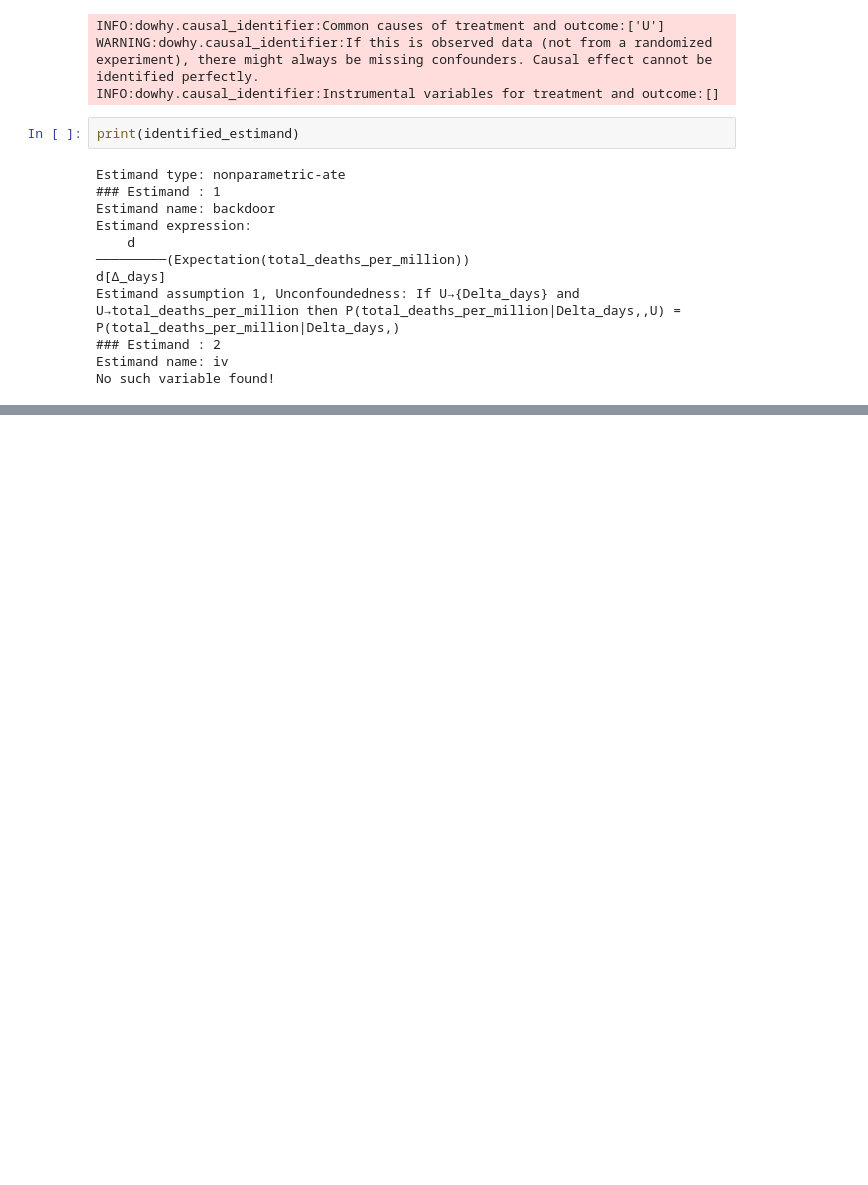
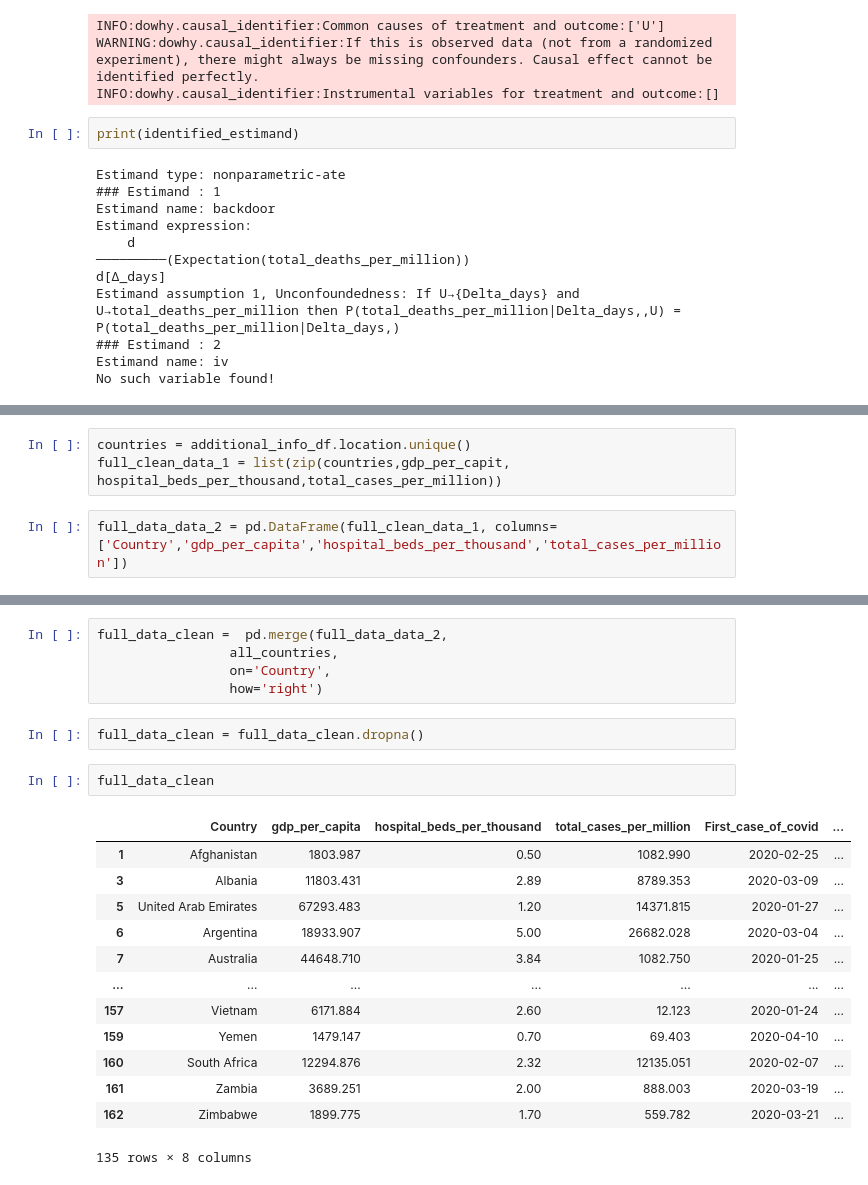
Before and after one commit to asmaaalaa99/casual_inference, a Jupyter notebook: Assignment_2/Casual_analysis_report.ipynb, the cells around one changed output, grey strips where cells are left out. Saved outputs shown, nothing was run; the diff lists cells and outputs as text; blank space fills up the shorter version.

```diff
--- a/Assignment_2/Casual_analysis_report.ipynb
+++ b/Assignment_2/Casual_analysis_report.ipynb
@@ -158,0 +230,5 @@ No such variable found!
+# %%
+countries = additional_info_df.location.unique()
+full_clean_data_1 = list(zip(countries,gdp_per_capit, hospital_beds_per_thousand,total_cases_per_million))
+# %%
+full_data_data_2 = pd.DataFrame(full_clean_data_1, columns=['Country','gdp_per_capita','hospital_beds_per_thousand','total_cases_per_million'])
@@ -158,0 +251,23 @@ No such variable found!
+# %%
+full_data_clean =  pd.merge(full_data_data_2,
+                 all_countries,
+                 on='Country',
+                 how='right')
+# %%
+full_data_clean = full_data_clean.dropna()
+# %%
+full_data_clean
+# %% [output]
+|  | Country | gdp_per_capita | hospital_beds_per_thousand | total_cases_per_million | First_case_of_covid | ... |
+| 1 | Afghanistan | 1803.987 | 0.50 | 1082.990 | 2020-02-25 | ... |
+| 3 | Albania | 11803.431 | 2.89 | 8789.353 | 2020-03-09 | ... |
+| 5 | United Arab Emirates | 67293.483 | 1.20 | 14371.815 | 2020-01-27 | ... |
+| 6 | Argentina | 18933.907 | 5.00 | 26682.028 | 2020-03-04 | ... |
+| 7 | Australia | 44648.710 | 3.84 | 1082.750 | 2020-01-25 | ... |
+| ... | ... | ... | ... | ... | ... | ... |
+| 157 | Vietnam | 6171.884 | 2.60 | 12.123 | 2020-01-24 | ... |
+| 159 | Yemen | 1479.147 | 0.70 | 69.403 | 2020-04-10 | ... |
+| 160 | South Africa | 12294.876 | 2.32 | 12135.051 | 2020-02-07 | ... |
+| 161 | Zambia | 3689.251 | 2.00 | 888.003 | 2020-03-19 | ... |
+| 162 | Zimbabwe | 1899.775 | 1.70 | 559.782 | 2020-03-21 | ... |
+135 rows × 8 columns
```
Also changed, not shown: parts of 24 cells of this notebook, 2 other files.
